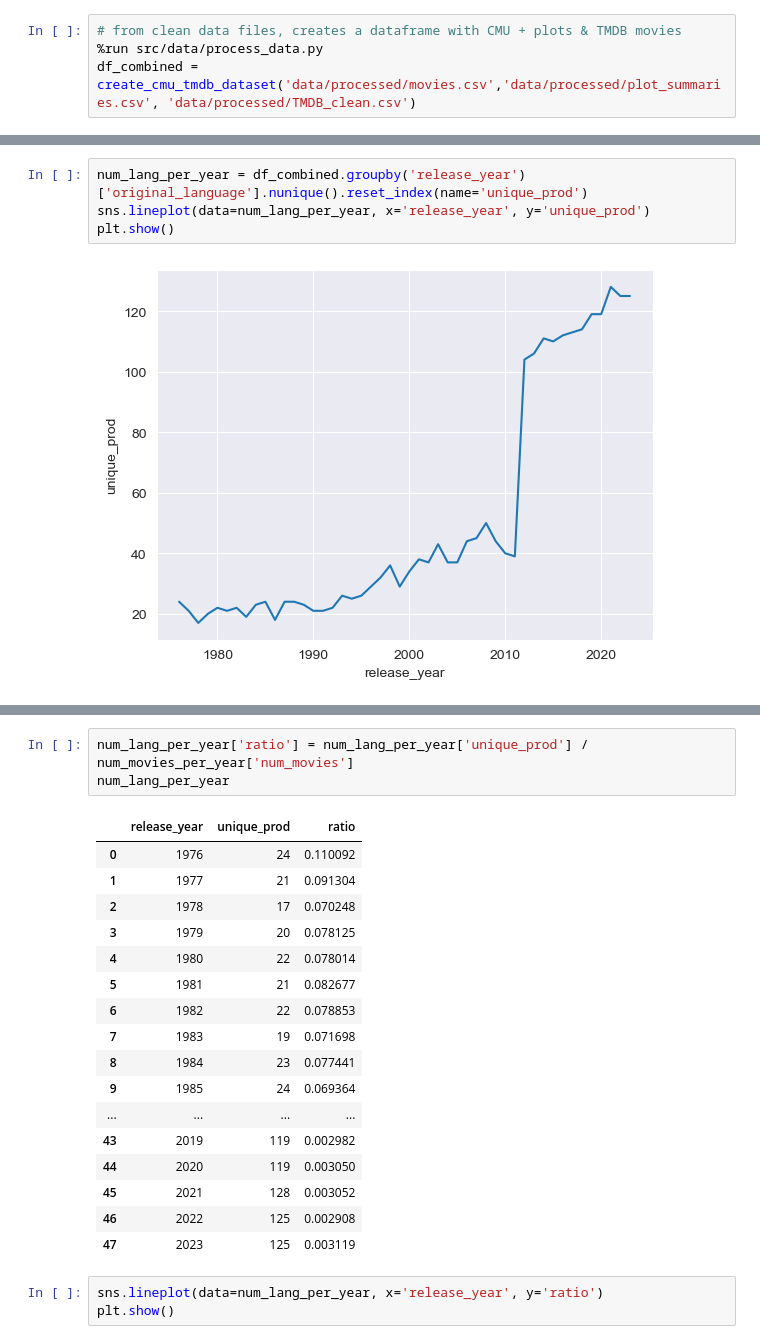
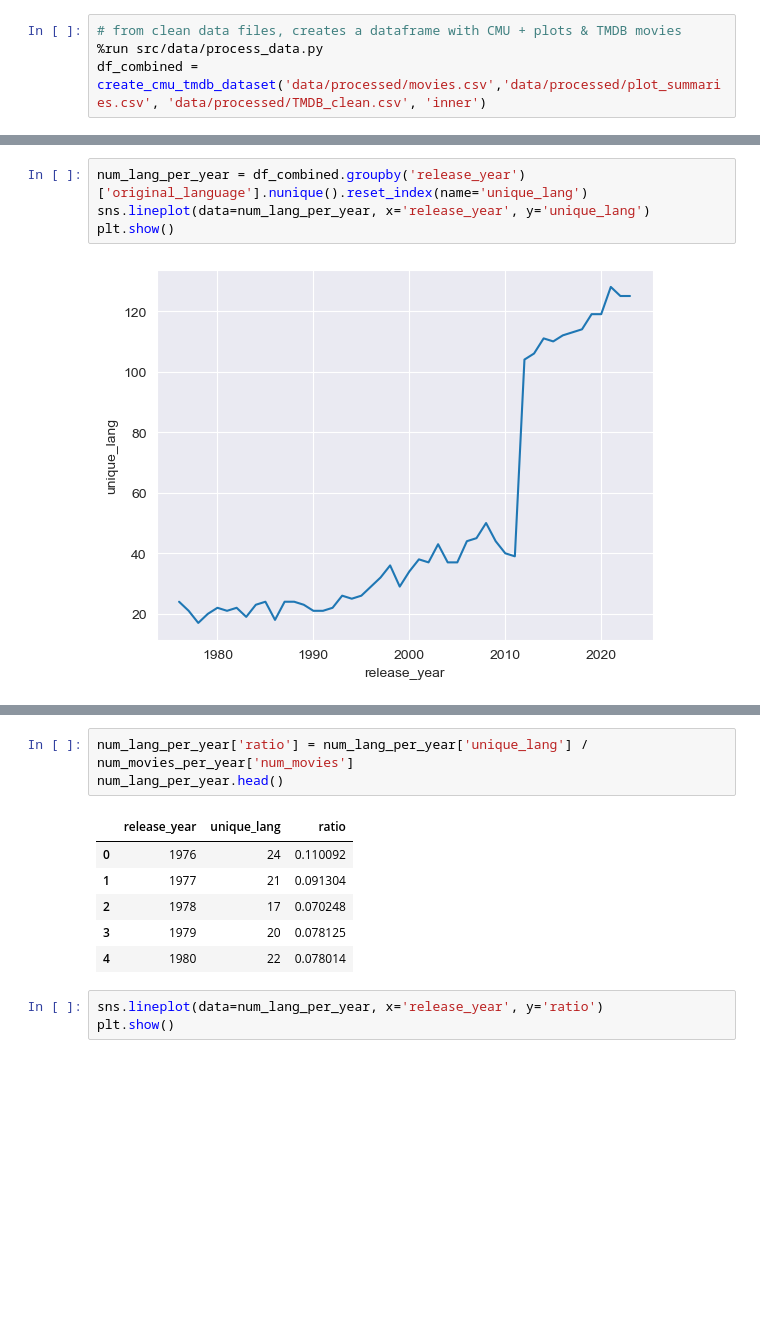
Before and after one commit to epfl-ada/ada-2024-project-databand, a Jupyter notebook: data_overview_CS.ipynb, the cells around one changed output, grey strips where cells are left out. Cells and saved outputs as stored; diff of their text form; blank space fills up the shorter version.

```diff
--- a/data_overview_CS.ipynb
+++ b/data_overview_CS.ipynb
@@ -49,7 +49,7 @@ after select columns (43915, 5)
 # %%
 # from clean data files, creates a dataframe with CMU + plots & TMDB movies
 %run src/data/process_data.py
-df_combined = create_cmu_tmdb_dataset('data/processed/movies.csv','data/processed/plot_summaries.csv', 'data/processed/TMDB_clean.csv')
+df_combined = create_cmu_tmdb_dataset('data/processed/movies.csv','data/processed/plot_summaries.csv', 'data/processed/TMDB_clean.csv', 'inner')
 # %%
 df_combined.info()
 # %% [output]
@@ -148,8 +148,8 @@ plot_top_proportions_per_era(top_10_og_lang, 'original_language', 10)
 # %% [output]
 [figure]
 # %%
-num_lang_per_year = df_combined.groupby('release_year')['original_language'].nunique().reset_index(name='unique_prod')
-sns.lineplot(data=num_lang_per_year, x='release_year', y='unique_prod')
+num_lang_per_year = df_combined.groupby('release_year')['original_language'].nunique().reset_index(name='unique_lang')
+sns.lineplot(data=num_lang_per_year, x='release_year', y='unique_lang')
 plt.show()
 # %% [output]
 [figure]
@@ -177,24 +166,13 @@ num_movies_per_year
 # %%
-num_lang_per_year['ratio'] = num_lang_per_year['unique_prod'] / num_movies_per_year['num_movies']
-num_lang_per_year
+num_lang_per_year['ratio'] = num_lang_per_year['unique_lang'] / num_movies_per_year['num_movies']
+num_lang_per_year.head()
 # %% [output]
-|  | release_year | unique_prod | ratio |
+|  | release_year | unique_lang | ratio |
 | 0 | 1976 | 24 | 0.110092 |
 | 1 | 1977 | 21 | 0.091304 |
 | 2 | 1978 | 17 | 0.070248 |
 | 3 | 1979 | 20 | 0.078125 |
 | 4 | 1980 | 22 | 0.078014 |
-| 5 | 1981 | 21 | 0.082677 |
-| 6 | 1982 | 22 | 0.078853 |
-| 7 | 1983 | 19 | 0.071698 |
-| 8 | 1984 | 23 | 0.077441 |
-| 9 | 1985 | 24 | 0.069364 |
-| ... | ... | ... | ... |
-| 43 | 2019 | 119 | 0.002982 |
-| 44 | 2020 | 119 | 0.003050 |
-| 45 | 2021 | 128 | 0.003052 |
-| 46 | 2022 | 125 | 0.002908 |
-| 47 | 2023 | 125 | 0.003119 |
 # %%
 sns.lineplot(data=num_lang_per_year, x='release_year', y='ratio')
 plt.show()
```
Also changed, not shown: parts of 2 cells of this notebook, 1 other file.
